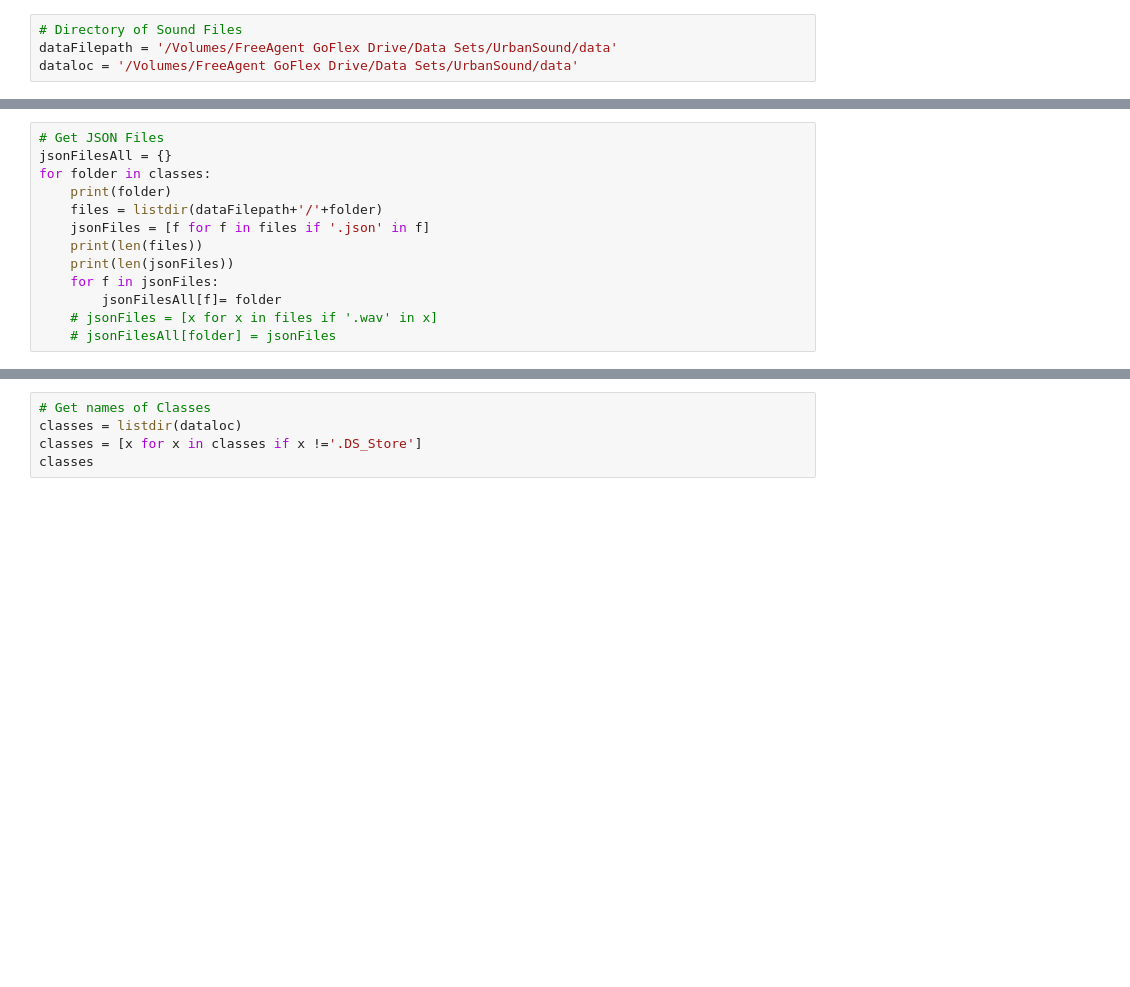
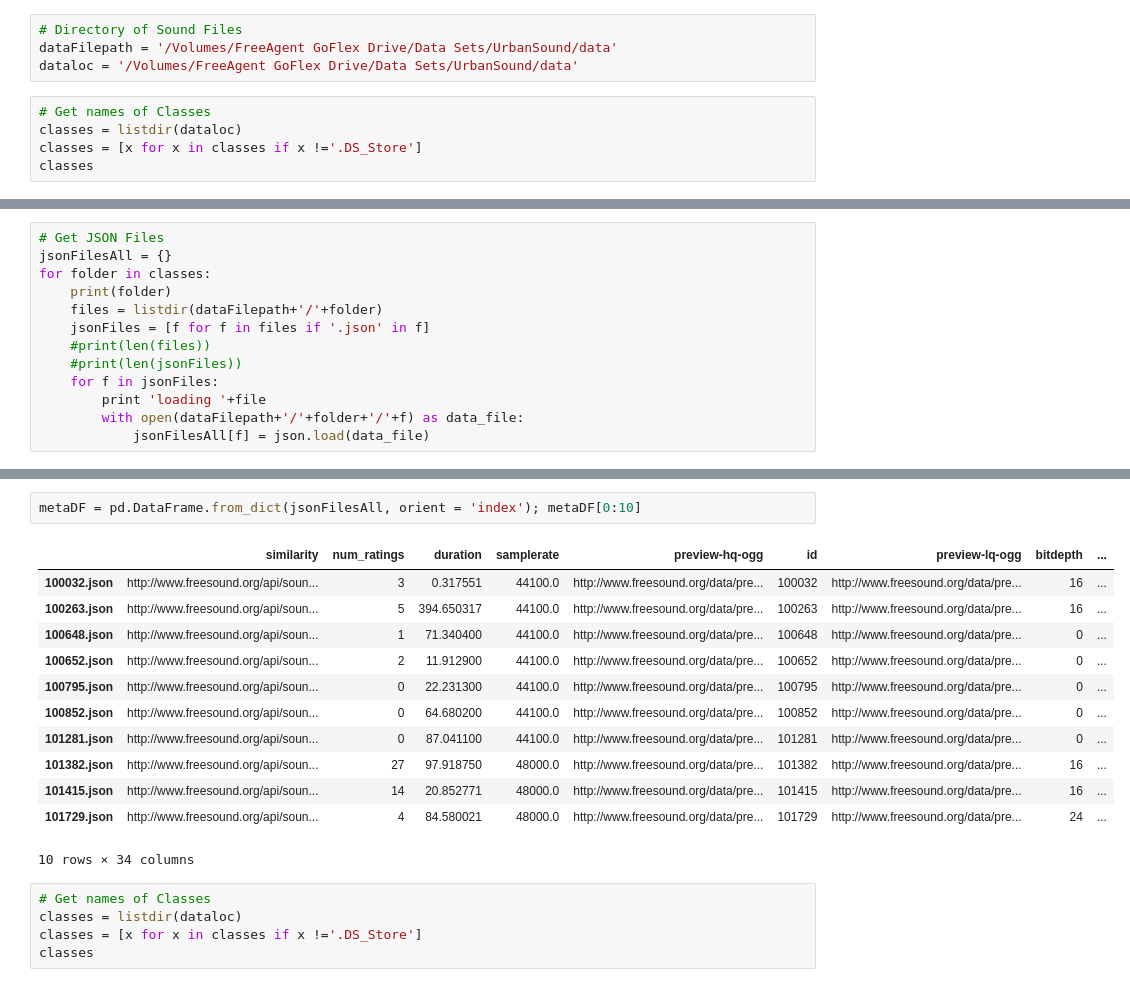
Before and after one commit to hopeemac/ML_UrbanSounds, a Jupyter notebook: ML Urban Sound Main.ipynb, the cells around one changed output, grey strips where cells are left out. Cells and saved outputs as stored; diff of their text form; blank space fills up the shorter version.

```diff
--- a/ML Urban Sound Main.ipynb
+++ b/ML Urban Sound Main.ipynb
@@ -40,3 +40,8 @@ pwd
 # Directory of Sound Files
 dataFilepath = '/Volumes/FreeAgent GoFlex Drive/Data Sets/UrbanSound/data'
 dataloc = '/Volumes/FreeAgent GoFlex Drive/Data Sets/UrbanSound/data'
+# %%
+# Get names of Classes
+classes = listdir(dataloc)
+classes = [x for x in classes if x !='.DS_Store']
+classes
@@ -47,9 +63,9 @@ for folder in classes:
     print(folder)
     files = listdir(dataFilepath+'/'+folder)
     jsonFiles = [f for f in files if '.json' in f]
-    print(len(files))
-    print(len(jsonFiles))
+    #print(len(files))
+    #print(len(jsonFiles))
     for f in jsonFiles:
-        jsonFilesAll[f]= folder
-    # jsonFiles = [x for x in files if '.wav' in x]
-    # jsonFilesAll[folder] = jsonFiles
+        print 'loading '+file
+        with open(dataFilepath+'/'+folder+'/'+f) as data_file:
+            jsonFilesAll[f] = json.load(data_file)
@@ -56,3 +110,18 @@ for folder in classes:
+# %%
+metaDF = pd.DataFrame.from_dict(jsonFilesAll, orient = 'index'); metaDF[0:10]
+# %% [output]
+|  | similarity | num_ratings | duration | samplerate | preview-hq-ogg | id | preview-lq-ogg | bitdepth | ... |
+| 100032.json | http://www.freesound.org/api/soun... | 3 | 0.317551 | 44100.0 | http://www.freesound.org/data/pre... | 100032 | http://www.freesound.org/data/pre... | 16 | ... |
+| 100263.json | http://www.freesound.org/api/soun... | 5 | 394.650317 | 44100.0 | http://www.freesound.org/data/pre... | 100263 | http://www.freesound.org/data/pre... | 16 | ... |
+| 100648.json | http://www.freesound.org/api/soun... | 1 | 71.340400 | 44100.0 | http://www.freesound.org/data/pre... | 100648 | http://www.freesound.org/data/pre... | 0 | ... |
+| 100652.json | http://www.freesound.org/api/soun... | 2 | 11.912900 | 44100.0 | http://www.freesound.org/data/pre... | 100652 | http://www.freesound.org/data/pre... | 0 | ... |
+| 100795.json | http://www.freesound.org/api/soun... | 0 | 22.231300 | 44100.0 | http://www.freesound.org/data/pre... | 100795 | http://www.freesound.org/data/pre... | 0 | ... |
+| 100852.json | http://www.freesound.org/api/soun... | 0 | 64.680200 | 44100.0 | http://www.freesound.org/data/pre... | 100852 | http://www.freesound.org/data/pre... | 0 | ... |
+| 101281.json | http://www.freesound.org/api/soun... | 0 | 87.041100 | 44100.0 | http://www.freesound.org/data/pre... | 101281 | http://www.freesound.org/data/pre... | 0 | ... |
+| 101382.json | http://www.freesound.org/api/soun... | 27 | 97.918750 | 48000.0 | http://www.freesound.org/data/pre... | 101382 | http://www.freesound.org/data/pre... | 16 | ... |
+| 101415.json | http://www.freesound.org/api/soun... | 14 | 20.852771 | 48000.0 | http://www.freesound.org/data/pre... | 101415 | http://www.freesound.org/data/pre... | 16 | ... |
+| 101729.json | http://www.freesound.org/api/soun... | 4 | 84.580021 | 48000.0 | http://www.freesound.org/data/pre... | 101729 | http://www.freesound.org/data/pre... | 24 | ... |
+10 rows × 34 columns
 # %%
 # Get names of Classes
 classes = listdir(dataloc)
```
Also changed, not shown: parts of 5 cells of this notebook, 1 other file.
